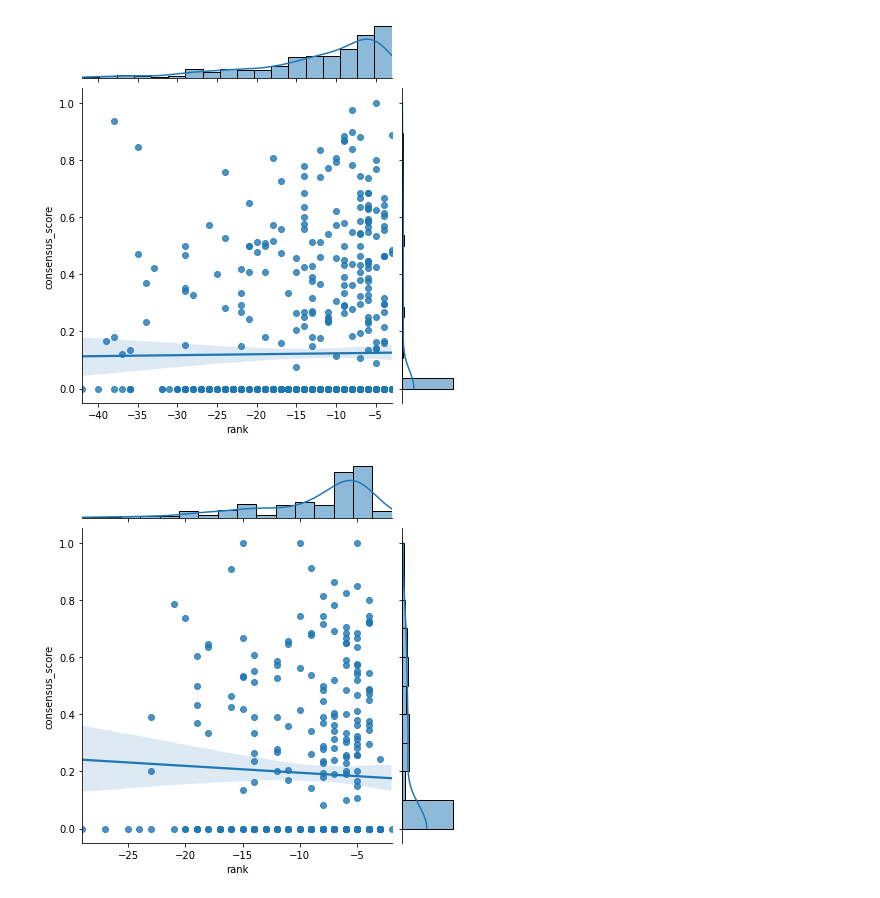
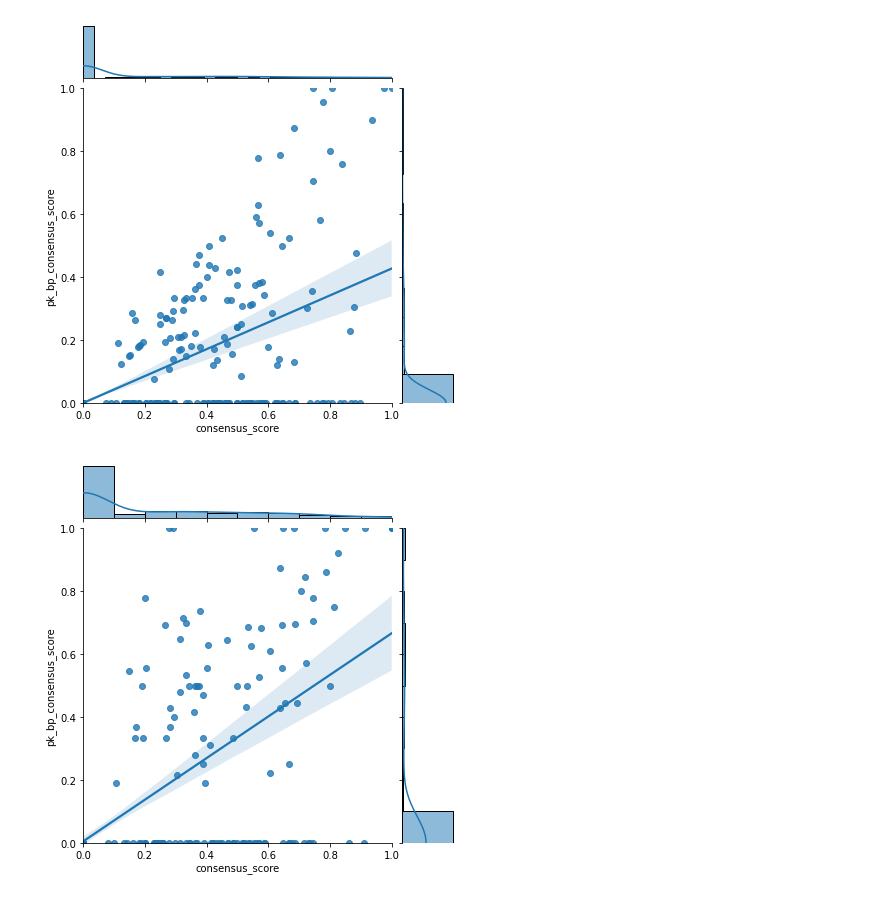
Before and after one commit to rkretsch/PK_research, a Jupyter notebook: notebooks/Visualize PKs.ipynb, the cells around one changed output. Cells and saved outputs as stored; diff of their text form; code cells hidden in the pictures.

```diff
--- a/notebooks/Visualize PKs.ipynb
+++ b/notebooks/Visualize PKs.ipynb
@@ -81,11 +72,8 @@ g = sns.jointplot(x='shape_score', y='consensus_score', data=pknots, kind='reg')
 # %%
 # rank vs. consensus
 
-g = sns.jointplot(x="rank", y="consensus_score", data=knotty, kind="reg")
-g = sns.jointplot(x="rank", y="consensus_score", data=pknots, kind="reg")
-
-g = sns.jointplot(x="rank", y="bp_pk_consensus_score", data=knotty, kind="reg")
-g = sns.jointplot(x="rank", y="bp_pk_consensus_score", data=pknots, kind="reg")
+g = sns.jointplot(x='consensus_score', y='pk_bp_consensus_score', data=knotty, kind='reg', xlim=(0,1.0), ylim=(0,1.0), truncate=False)
+g = sns.jointplot(x='consensus_score', y='pk_bp_consensus_score', data=pknots, kind='reg', xlim=(0,1.0), ylim=(0,1.0), truncate=False)
 # %% [output]
-[figure, old version]
+[figure, new version]
-[figure, old version]
+[figure, new version]
```
Also changed, not shown: parts of 8 cells of this notebook.
